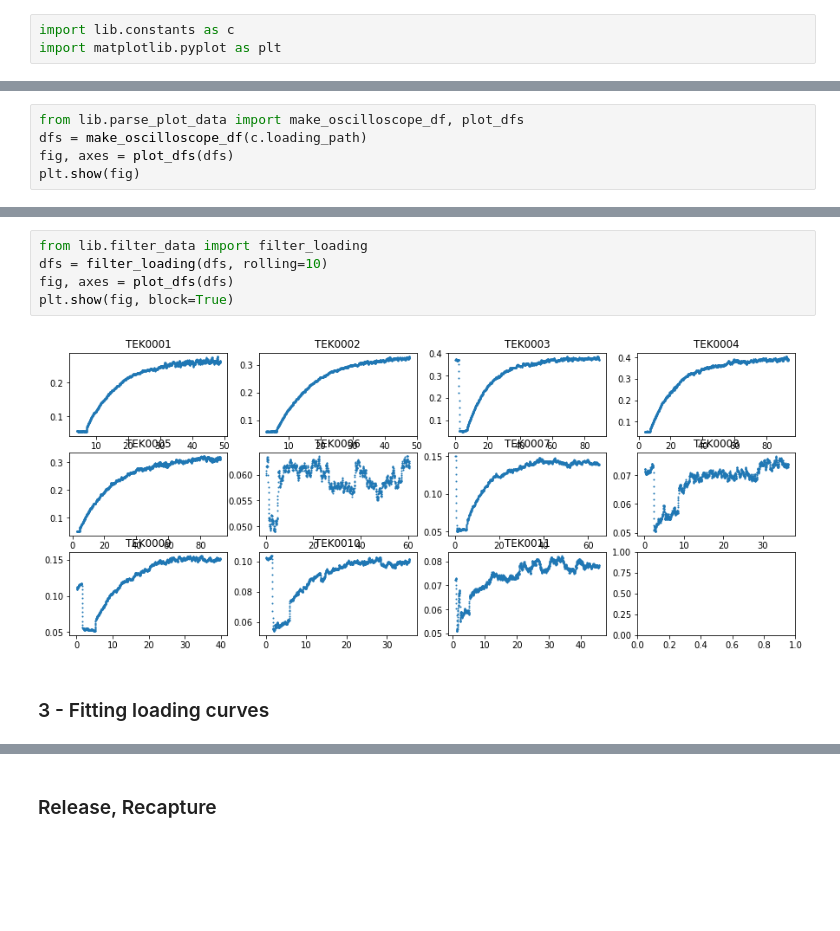
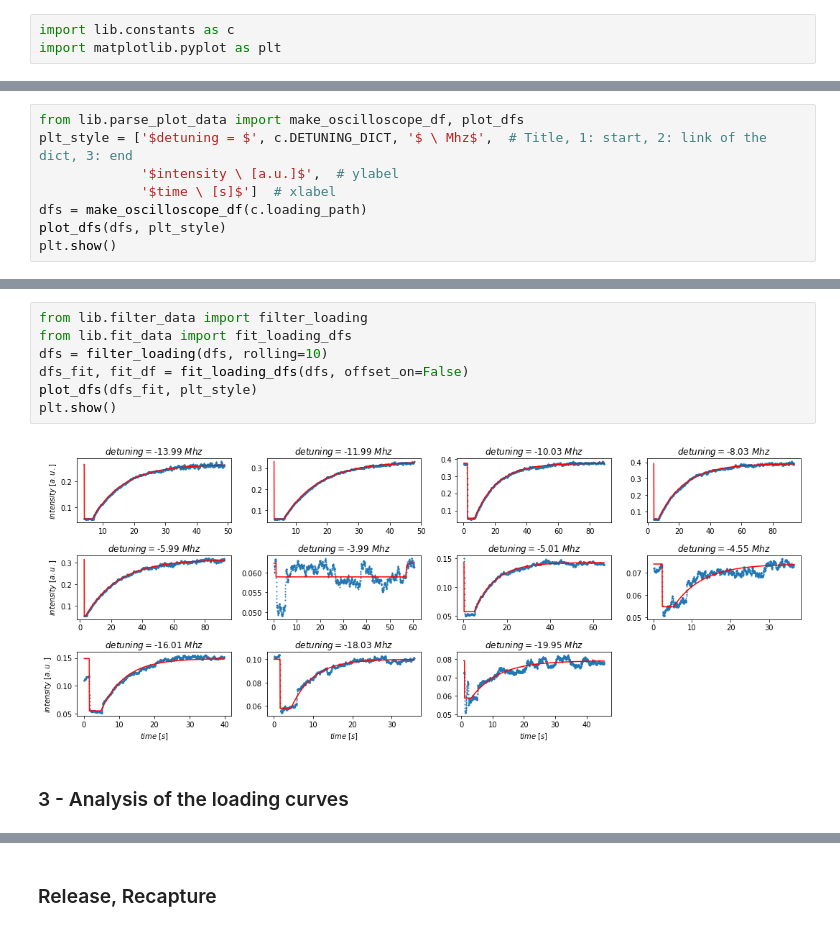
Before and after one commit to MoritzAdam/F20-MagnetoOpticTrap, a Jupyter notebook: notebooks/main.ipynb, the cells around one changed output, grey strips where cells are left out. Cells and saved outputs as stored; diff of their text form; blank space fills up the shorter version.

```diff
--- a/notebooks/main.ipynb
+++ b/notebooks/main.ipynb
@@ -15,6 +15,9 @@ import matplotlib.pyplot as plt
 # %%
 from lib.parse_plot_data import make_oscilloscope_df, plot_dfs
+plt_style = ['$detuning = $', c.DETUNING_DICT, '$ \ Mhz$',  # Title, 1: start, 2: link of the dict, 3: end
+             '$intensity \ [a.u.]$',  # ylabel
+             '$time \ [s]$']  # xlabel
 dfs = make_oscilloscope_df(c.loading_path)
-fig, axes = plot_dfs(dfs)
-plt.show(fig)
+plot_dfs(dfs, plt_style)
+plt.show()
 # %% [output]
@@ -24,9 +27,11 @@ plt.show(fig)
 # %%
 from lib.filter_data import filter_loading
+from lib.fit_data import fit_loading_dfs
 dfs = filter_loading(dfs, rolling=10)
-fig, axes = plot_dfs(dfs)
-plt.show(fig, block=True)
+dfs_fit, fit_df = fit_loading_dfs(dfs, offset_on=False)
+plot_dfs(dfs_fit, plt_style)
+plt.show()
 # %% [output]
-[figure, old version]
+[figure, new version]
 # %% [markdown]
-### 3 - Fitting loading curves
+### 3 - Analysis of the loading curves
```
Also changed, not shown: parts of 19 cells of this notebook, 1 other file.
